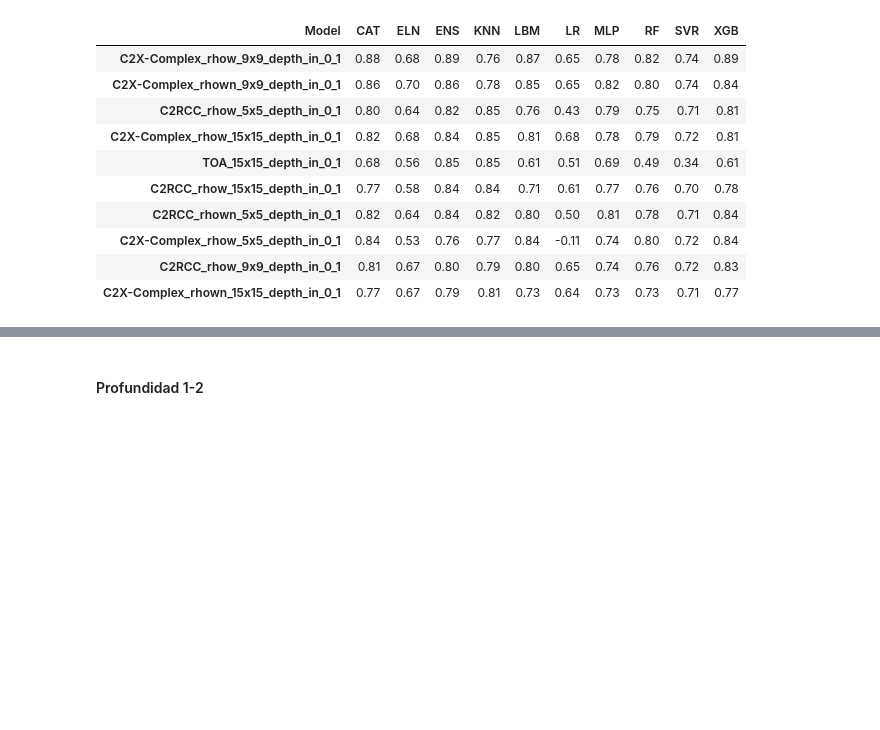
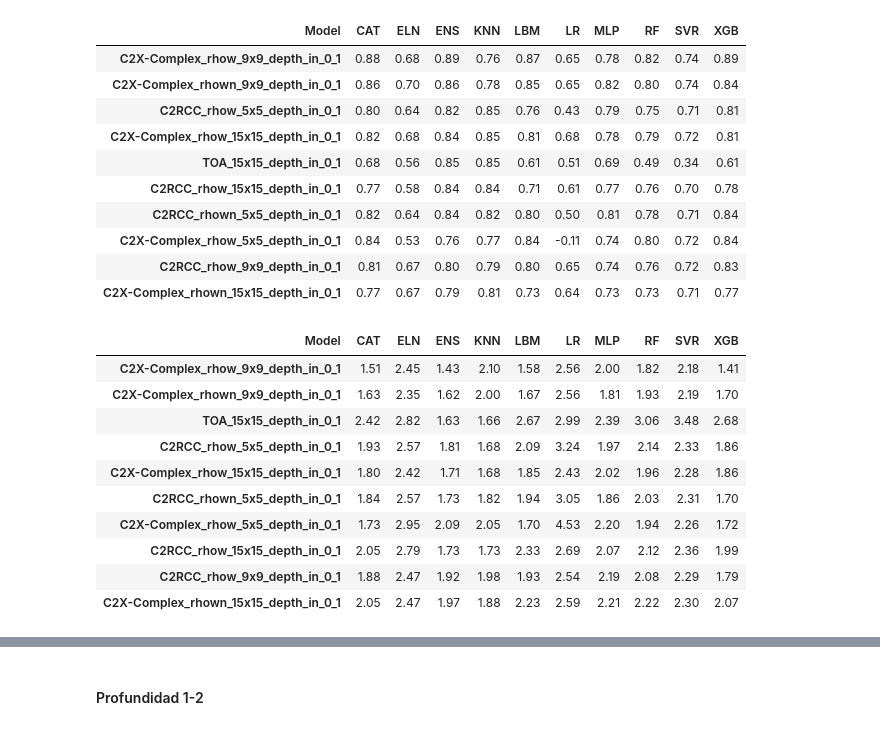
Before and after one commit to Antonio-MI/mar-menor-chl, a Jupyter notebook: Entrenamiento_Final.ipynb, the cells around one changed output, grey strips where cells are left out. Drawn from its saved outputs; the diff is of its cells as text; code cells hidden in the pictures; blank space fills up the shorter version.

Commit message:
comentarios resultados

```diff
--- a/Entrenamiento_Final.ipynb
+++ b/Entrenamiento_Final.ipynb
@@ -571,7 +571,7 @@ df_sorted
 # %% [markdown]
 ### Evaluación de resultados
 # %%
-def create_df_results(results):
+def create_df_results(results, metric):
     rows = []
     for df_name, model_scores in results.items():
         row = {}
@@ -591,15 +591,27 @@ def create_df_results(results):
     df_results = df_results.sort_index(axis=1, level=0)
     df_results = df_results.sort_index(axis=0)
 
-    df_sorted = df_results["R2 test"].copy()
-    df_sorted["max_R2"] = df_sorted.max(axis=1)
-    df_sorted = df_sorted.sort_values("max_R2", ascending=False)
-    df_sorted_test = df_sorted.drop(columns="max_R2")
+    if metric == "R2":
+        df_sorted = df_results["R2 test"].copy()
+        df_sorted["max_R2"] = df_sorted.max(axis=1)
+        df_sorted = df_sorted.sort_values("max_R2", ascending=False)
+        df_sorted_test = df_sorted.drop(columns="max_R2")
 
-    df_sorted = df_results["R2"].copy()
-    df_sorted["max_R2"] = df_sorted.max(axis=1)
-    df_sorted = df_sorted.sort_values("max_R2", ascending=False)
-    df_sorted_train = df_sorted.drop(columns="max_R2")
+        df_sorted = df_results["R2"].copy()
+        df_sorted["max_R2"] = df_sorted.max(axis=1)
+        df_sorted = df_sorted.sort_values("max_R2", ascending=False)
+        df_sorted_train = df_sorted.drop(columns="max_R2")
+
+    elif metric == "RMSE":
+        df_sorted = df_results["RMSE test"].copy()
+        df_sorted["min_RMSE"] = df_sorted.min(axis=1)
+        df_sorted = df_sorted.sort_values("min_RMSE", ascending=True)
+        df_sorted_test = df_sorted.drop(columns="min_RMSE")
+
+        df_sorted = df_results["RMSE"].copy()
+        df_sorted["min_RMSE"] = df_sorted.min(axis=1)
+        df_sorted = df_sorted.sort_values("min_RMSE", ascending=True)
+        df_sorted_train = df_sorted.drop(columns="min_RMSE")
 
     return df_sorted_train, df_sorted_test
 # %% [markdown]
@@ -639,3 +651,19 @@ results_test
 | C2X-Complex_rhow_5x5_depth_in_0_1 | 0.84 | 0.53 | 0.76 | 0.77 | 0.84 | -0.11 | 0.74 | 0.80 | 0.72 | 0.84 |
 | C2RCC_rhow_9x9_depth_in_0_1 | 0.81 | 0.67 | 0.80 | 0.79 | 0.80 | 0.65 | 0.74 | 0.76 | 0.72 | 0.83 |
 | C2X-Complex_rhown_15x15_depth_in_0_1 | 0.77 | 0.67 | 0.79 | 0.81 | 0.73 | 0.64 | 0.73 | 0.73 | 0.71 | 0.77 |
+# %%
+results_train, results_test = create_df_results(results, "RMSE")
+# %%
+results_test
+# %% [output]
+| Model | CAT | ELN | ENS | KNN | LBM | LR | MLP | RF | SVR | XGB |
+| C2X-Complex_rhow_9x9_depth_in_0_1 | 1.51 | 2.45 | 1.43 | 2.10 | 1.58 | 2.56 | 2.00 | 1.82 | 2.18 | 1.41 |
+| C2X-Complex_rhown_9x9_depth_in_0_1 | 1.63 | 2.35 | 1.62 | 2.00 | 1.67 | 2.56 | 1.81 | 1.93 | 2.19 | 1.70 |
+| TOA_15x15_depth_in_0_1 | 2.42 | 2.82 | 1.63 | 1.66 | 2.67 | 2.99 | 2.39 | 3.06 | 3.48 | 2.68 |
+| C2RCC_rhow_5x5_depth_in_0_1 | 1.93 | 2.57 | 1.81 | 1.68 | 2.09 | 3.24 | 1.97 | 2.14 | 2.33 | 1.86 |
+| C2X-Complex_rhow_15x15_depth_in_0_1 | 1.80 | 2.42 | 1.71 | 1.68 | 1.85 | 2.43 | 2.02 | 1.96 | 2.28 | 1.86 |
+| C2RCC_rhown_5x5_depth_in_0_1 | 1.84 | 2.57 | 1.73 | 1.82 | 1.94 | 3.05 | 1.86 | 2.03 | 2.31 | 1.70 |
+| C2X-Complex_rhow_5x5_depth_in_0_1 | 1.73 | 2.95 | 2.09 | 2.05 | 1.70 | 4.53 | 2.20 | 1.94 | 2.26 | 1.72 |
+| C2RCC_rhow_15x15_depth_in_0_1 | 2.05 | 2.79 | 1.73 | 1.73 | 2.33 | 2.69 | 2.07 | 2.12 | 2.36 | 1.99 |
+| C2RCC_rhow_9x9_depth_in_0_1 | 1.88 | 2.47 | 1.92 | 1.98 | 1.93 | 2.54 | 2.19 | 2.08 | 2.29 | 1.79 |
+| C2X-Complex_rhown_15x15_depth_in_0_1 | 2.05 | 2.47 | 1.97 | 1.88 | 2.23 | 2.59 | 2.21 | 2.22 | 2.30 | 2.07 |
```
Also changed, not shown: parts of 14 cells of this notebook.
